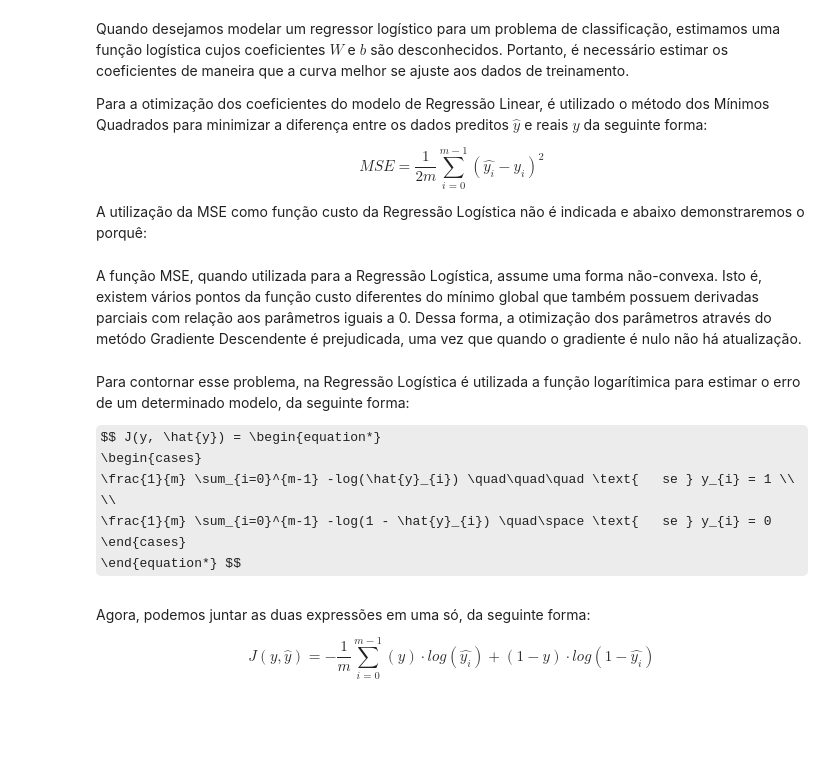
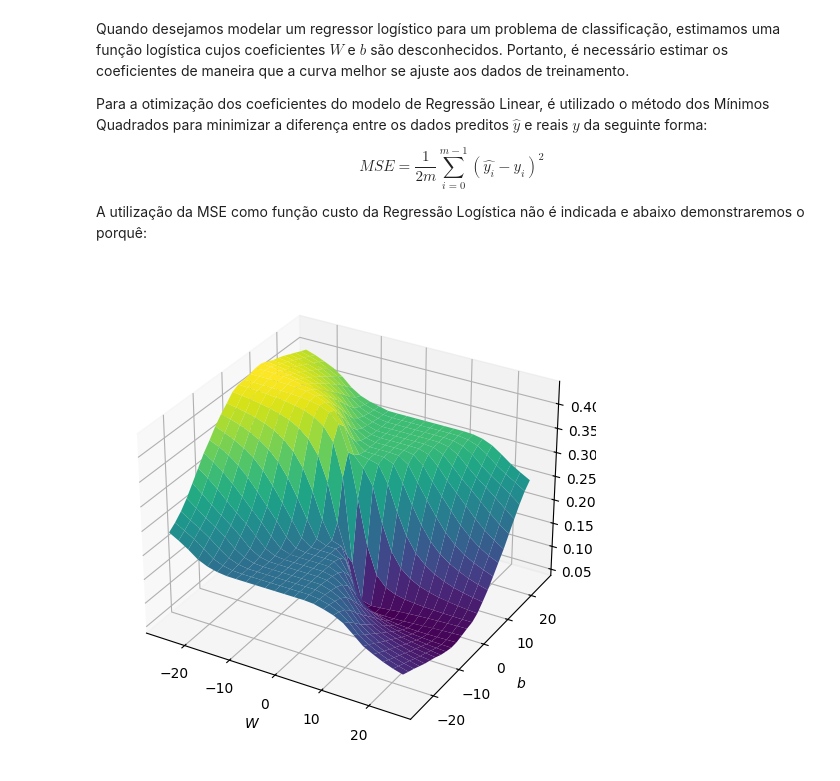
Before and after one commit to jpgomess/ml-from-scratch, a Jupyter notebook: Logistic Regression.ipynb, the cells around one changed output. Drawn from its saved outputs; the diff is of its cells as text; code cells hidden in the pictures; some formulas as TeX source; blank space fills up the shorter version.

```diff
--- a/Logistic Regression.ipynb
+++ b/Logistic Regression.ipynb
@@ -175,26 +213,26 @@ def standardize(x):
 # %%
 n_grid = 25
 
 w_ = np.linspace(-25, 25, n_grid).reshape(1,-1)
 b_ = np.linspace(-25, 25, n_grid).reshape(1,-1)
 W_, B_ = np.meshgrid(w_, b_)
 
-x_ = standardize(X[:, 2].reshape(-1,1))
+x_ = X[:, 2].reshape(-1,1)
 z_ = np.dot(x_, W_.reshape(1,-1)) + B_.reshape(1,-1)
 y_pred = sigmoid(z_)
 
 mse_ = mse(y_pred, np.tile(y.reshape(-1,1), n_grid**2))
 mse_ = mse_.reshape(n_grid, n_grid)
 
 fig = plt.figure(figsize=(5,5))
 
 ax0 = fig.add_subplot(111, projection='3d')
 ax0.plot_surface(W_, B_, mse_, cmap='viridis')
 ax0.set_xlabel('$W$')
 ax0.set_ylabel('$b$')
 ax0.set_zlabel('$MSE$')
 
 fig.tight_layout()
 plt.show()
+# %% [output]
+[figure, added]
-# %% [markdown]
-A função MSE, quando utilizada para a Regressão Logística, assume uma forma não-convexa. Isto é, existem vários pontos da função custo diferentes do mínimo global que também possuem derivadas parciais com relação aos parâmetros iguais a 0. Dessa forma, a otimização dos parâmetros através do metódo Gradiente Descendente é prejudicada, uma vez que quando o gradiente é nulo não há atualização.
@@ -216,9 +238,0 @@ plt.show()
-# %% [markdown]
-Para contornar esse problema, na Regressão Logística é utilizada a função logarítimica para estimar o erro de um determinado modelo, da seguinte forma:
-
-$$ J(y, \hat{y}) = \begin{equation*}
-        \begin{cases}
-            \frac{1}{m} \sum_{i=0}^{m-1} -log(\hat{y}_{i}) \quad\quad\quad \text{   se } y_{i} = 1 \\ \\
-            \frac{1}{m} \sum_{i=0}^{m-1} -log(1 - \hat{y}_{i}) \quad\space \text{   se } y_{i} = 0
-        \end{cases}
-    \end{equation*} $$
@@ -251,4 +238,0 @@ plt.show()
-# %% [markdown]
-Agora, podemos juntar as duas expressões em uma só, da seguinte forma:
-
-$$ J(y, \hat{y}) = - \frac{1}{m} \sum_{i=0}^{m-1} (y) \cdot log(\hat{y_{i}}) + (1 - y) \cdot log(1 - \hat{y_{i}}) $$
```
Also changed, not shown: parts of 22 cells of this notebook, 1 other file.
